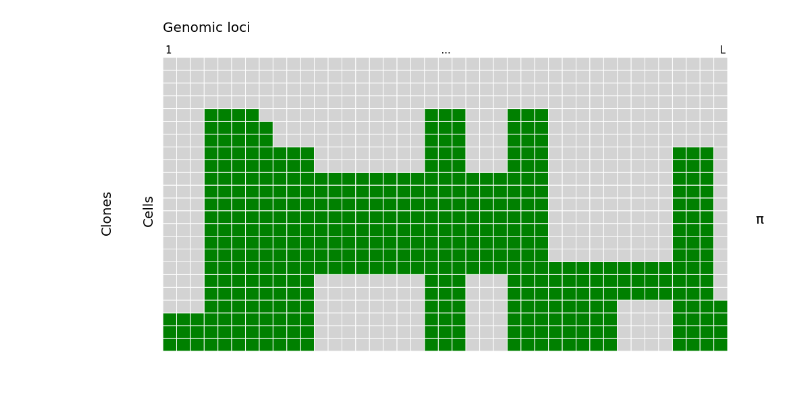
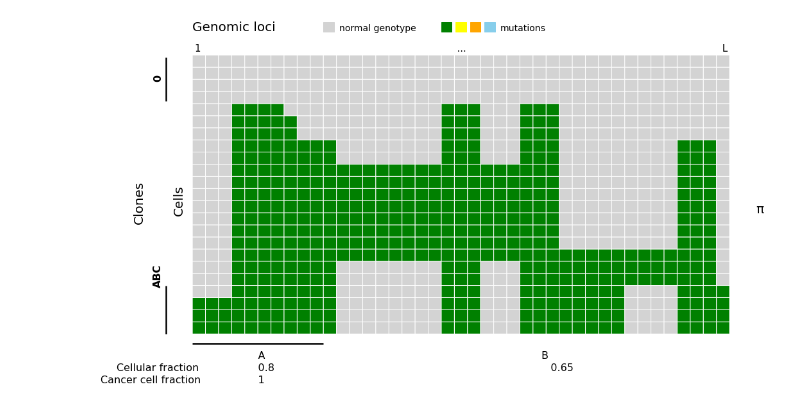
Before and after one commit to TomMakesThings/Cancer-Evolution, a Jupyter notebook: Mutation-Matrix.ipynb, the cells around one changed output. Cells and saved outputs as stored; diff of their text form; code cells hidden in the pictures.

```diff
--- a/Mutation-Matrix.ipynb
+++ b/Mutation-Matrix.ipynb
@@ -57,14 +105,63 @@ np.count_nonzero(data[0])
 # %%
+# Set colour map
 cmap = colors.ListedColormap(['lightgrey','red', 'Green'])
-plt.figure(figsize=(15, 8))
+
+# Create plot and add data
+plt.figure(figsize = (15, 8))
 plt.pcolor(data[::-1], cmap = cmap, edgecolors = 'white', linewidths = 1)
+
+# Hide plot edge and axes
 plt.box(False)
 plt.axis('off')
+
+# Set title and axis labels
 plt.title("1" + " " * 84 + "..." + " " * 84 + "L", fontsize = 15)
 plt.text(0, 25, "Genomic loci", fontsize = 20)
 plt.text(-1.5, 10, "Cells", fontsize = 20, rotation = 90)
 plt.text(-4.5, 9.3, "Clones", fontsize = 20, rotation = 90)
 plt.text(43, 10, "π", fontsize = 20)
+
+# Add legend
+plt.gca().add_patch(patches.Rectangle((10, 24.9), 0.8, 0.8, fill = True,
+                                      color = "lightgrey", clip_on = False,
+                                      linewidth = 1))
+plt.gca().add_patch(patches.Rectangle((19, 24.9), 0.8, 0.8, fill = True,
+                                      color = "green", clip_on = False,
+                                      linewidth = 1))
+plt.gca().add_patch(patches.Rectangle((20.1, 24.9), 0.8, 0.8, fill = True,
+                                      color = "yellow", clip_on = False,
+                                      linewidth = 1))
+plt.gca().add_patch(patches.Rectangle((21.2, 24.9), 0.8, 0.8, fill = True,
+                                      color = "orange", clip_on = False,
+                                      linewidth = 1))
+plt.gca().add_patch(patches.Rectangle((22.3, 24.9), 0.8, 0.8, fill = True,
+                                      color = "skyblue", clip_on = False,
+                                      linewidth = 1))
+plt.text(11.2, 25, "normal genotype", fontsize = 14)
+plt.text(23.5, 25, "mutations", fontsize = 14)
+
+# Add lower lines and annotations
+plt.gca().add_patch(patches.Rectangle((0, -0.8), 10, 0.005, fill = True,
+                                      color = "black", clip_on = False,
+                                      linewidth = 2.5))
+
+plt.text(0, -2, " " * 20 + "A" + " " * 84 + "B", fontsize = 16)
+plt.text(0, -3, " " * 20 + "0.8" + " " * 84 + "0.65", fontsize = 16)
+plt.text(0, -4, " " * 20 + "1", fontsize = 16)
+
+plt.text(-5.8, -3, "Cellular fraction", fontsize = 16)
+plt.text(-7, -4, "Cancer cell fraction", fontsize = 16)
+
+# Add left lines and annotations
+plt.gca().add_patch(patches.Rectangle((-2, 19.2), 0.005, 3.6, fill = True,
+                                      color = "black", clip_on = False,
+                                      linewidth = 2.5))
+plt.gca().add_patch(patches.Rectangle((-2, 0), 0.005, 4, fill = True,
+                                      color = "black", clip_on = False,
+                                      linewidth = 2.5))
+plt.text(-3, 21, "0", fontsize = 16, rotation = 90, fontweight = 'bold')
+plt.text(-3, 4, "ABC", fontsize = 16, rotation = 90, fontweight = 'bold')
+
 plt.show()
 # %% [output]
-[figure, old version]
+[figure, new version]
```
Also changed, not shown: parts of 7 cells of this notebook.
